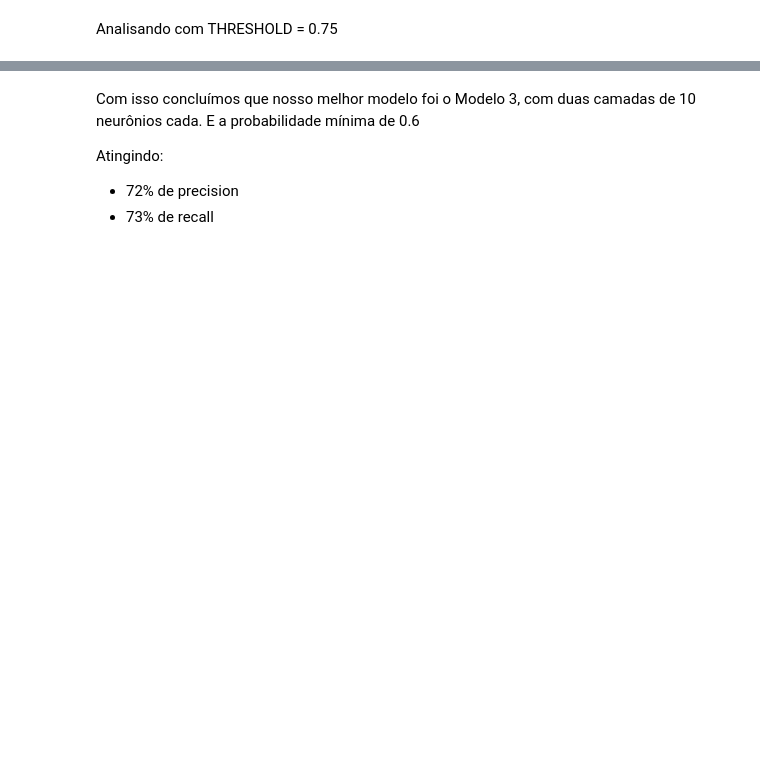
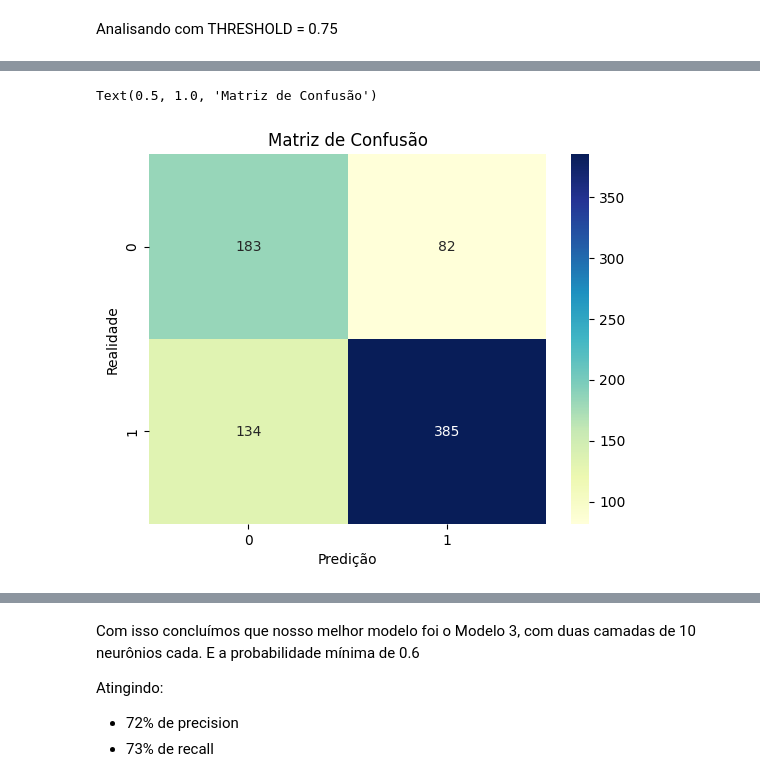
Before and after one commit to DieGod-DS/NN-Wine-Classification, a Jupyter notebook: code/modeling/ann_classification.ipynb, the cells around one changed output, grey strips where cells are left out. Saved outputs shown, nothing was run; the diff lists cells and outputs as text; code cells hidden in the pictures; blank space fills up the shorter version.

```diff
--- a/code/modeling/ann_classification.ipynb
+++ b/code/modeling/ann_classification.ipynb
@@ -309,2 +319,6 @@ weighted avg       0.76      0.68      0.69       784
 
 **************************************************
+# %%
+y_pred = model3.predict(x_test_norm)
+
+y_class = [1 if x >= 0.6 else 0 for x in y_pred]
@@ -310,0 +327,10 @@ weighted avg       0.76      0.68      0.69       784
+# %%
+conf_matrix_red = confusion_matrix(y_test, y_class)
+
+ax = sns.heatmap(conf_matrix_red, cmap='YlGnBu', annot=True, fmt='g')
+ax.set_xlabel('Predição')
+ax.set_ylabel('Realidade')
+ax.set_title('Matriz de Confusão')
+# %% [output]
+Text(0.5, 1.0, 'Matriz de Confusão')
+[figure, added]
```
Also changed, not shown: parts of 15 cells of this notebook, 1 other file.
